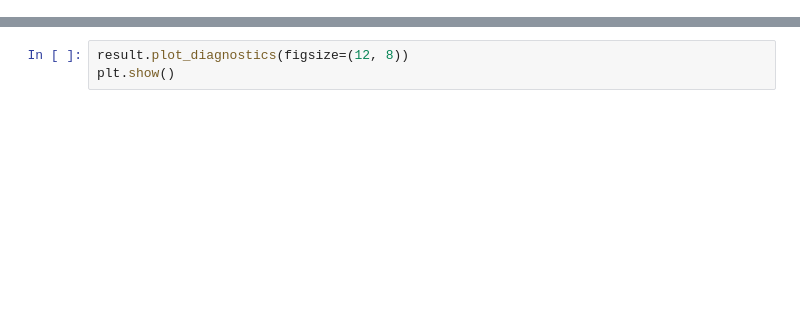
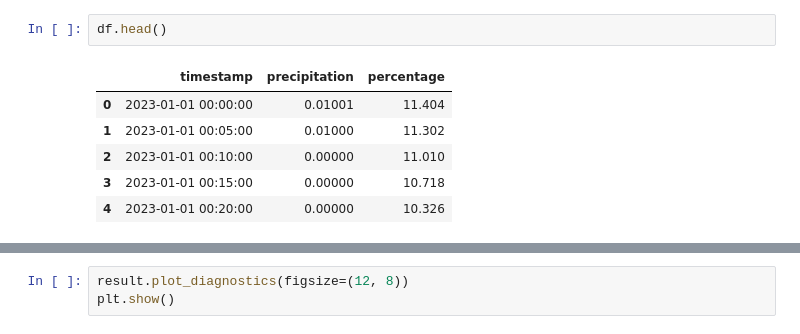
Before and after one commit to TeaDrinkingProgrammer/brabant-water-capstone, a Jupyter notebook: model_dynamic_model/dynamic_model.ipynb, the cells around one changed output, grey strips where cells are left out. Saved outputs shown, nothing was run; the diff lists cells and outputs as text; blank space fills up the shorter version.

```diff
--- a/model_dynamic_model/dynamic_model.ipynb
+++ b/model_dynamic_model/dynamic_model.ipynb
@@ -38,2 +49,11 @@ order = (1, 1, 1)  # Specify the order of the ARIMA model
 model = SARIMAX(y_train, order=order, exog=exog_values)
 result = model.fit(disp=False)
+# %%
+df.head()
+# %% [output]
+|  | timestamp | precipitation | percentage |
+| 0 | 2023-01-01 00:00:00 | 0.01001 | 11.404 |
+| 1 | 2023-01-01 00:05:00 | 0.01000 | 11.302 |
+| 2 | 2023-01-01 00:10:00 | 0.00000 | 11.010 |
+| 3 | 2023-01-01 00:15:00 | 0.00000 | 10.718 |
+| 4 | 2023-01-01 00:20:00 | 0.00000 | 10.326 |
```
Also changed, not shown: parts of 8 cells of this notebook, 2 other files.
